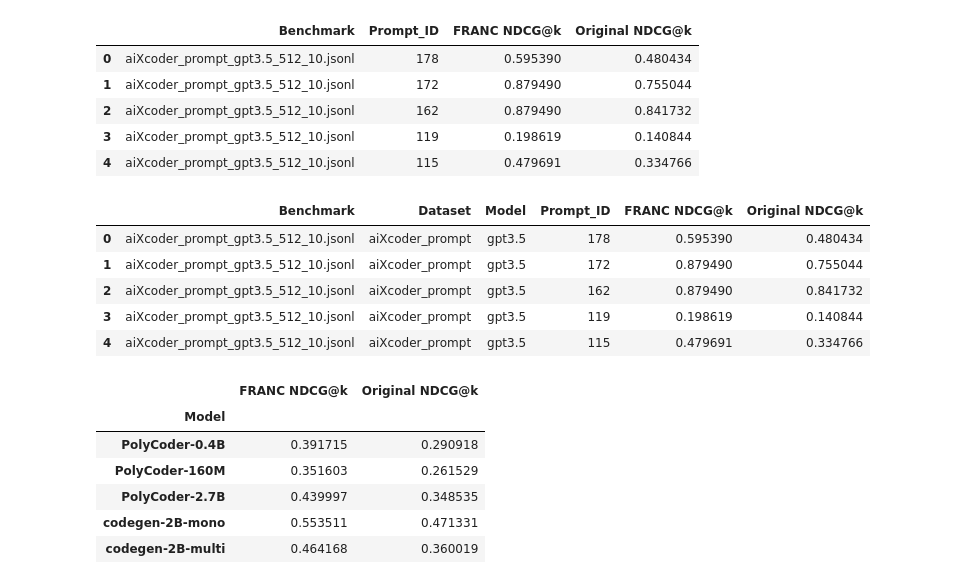
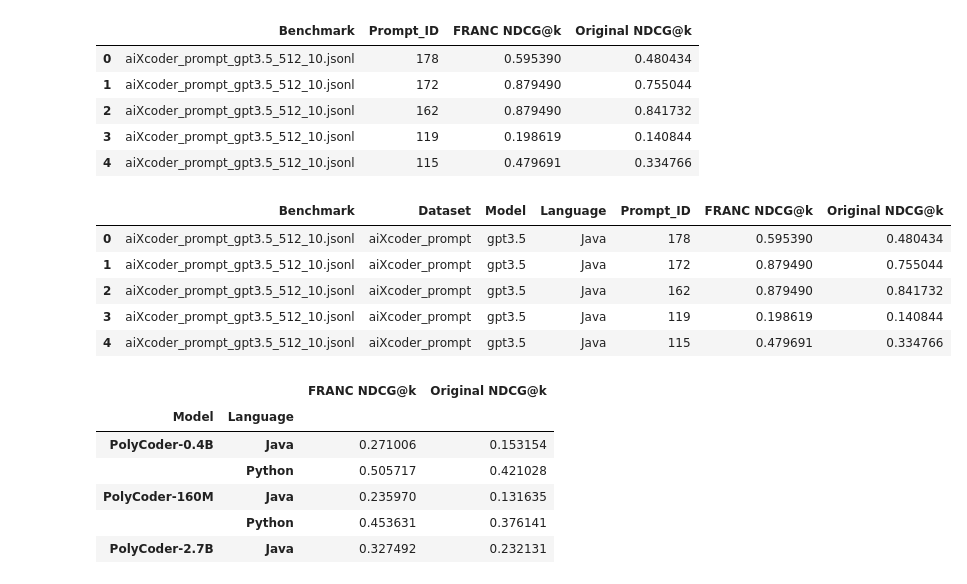
Before and after one commit to s2e-lab/FRANC, a Jupyter notebook: Utils/Result_Analysis.ipynb, the cells around one changed output. Cells and saved outputs as stored; diff of their text form; code cells hidden in the pictures.

```diff
--- a/Utils/Result_Analysis.ipynb
+++ b/Utils/Result_Analysis.ipynb
@@ -177,6 +177,12 @@ def get_model(x):
         return x.split('_')[1]
     else:
         return x.split('_')[2]
+# %%
+def get_language(x):
+    dataset_type = "Java"
+    if "python" in x.lower():
+        dataset_type = "Python"
+    return dataset_type
 # %%
 df.insert(1, "Dataset", df["Unnamed: 0"].apply(get_dataset))
 df.insert(2, "Model", df["Unnamed: 0"].apply(get_model))
@@ -222,24 +229,25 @@ df.head()
 # %%
 df.insert(1, "Dataset", df["Benchmark"].apply(get_dataset))
 df.insert(2, "Model", df["Benchmark"].apply(get_model))
+df.insert(3, "Language", df["Benchmark"].apply(get_language))
 df.head()
 # %% [output]
-|  | Benchmark | Dataset | Model | Prompt_ID | FRANC NDCG@k | Original NDCG@k |
-| 0 | aiXcoder_prompt_gpt3.5_512_10.jsonl | aiXcoder_prompt | gpt3.5 | 178 | 0.595390 | 0.480434 |
-| 1 | aiXcoder_prompt_gpt3.5_512_10.jsonl | aiXcoder_prompt | gpt3.5 | 172 | 0.879490 | 0.755044 |
-| 2 | aiXcoder_prompt_gpt3.5_512_10.jsonl | aiXcoder_prompt | gpt3.5 | 162 | 0.879490 | 0.841732 |
-| 3 | aiXcoder_prompt_gpt3.5_512_10.jsonl | aiXcoder_prompt | gpt3.5 | 119 | 0.198619 | 0.140844 |
-| 4 | aiXcoder_prompt_gpt3.5_512_10.jsonl | aiXcoder_prompt | gpt3.5 | 115 | 0.479691 | 0.334766 |
+|  | Benchmark | Dataset | Model | Language | Prompt_ID | FRANC NDCG@k | Original NDCG@k |
+| 0 | aiXcoder_prompt_gpt3.5_512_10.jsonl | aiXcoder_prompt | gpt3.5 | Java | 178 | 0.595390 | 0.480434 |
+| 1 | aiXcoder_prompt_gpt3.5_512_10.jsonl | aiXcoder_prompt | gpt3.5 | Java | 172 | 0.879490 | 0.755044 |
+| 2 | aiXcoder_prompt_gpt3.5_512_10.jsonl | aiXcoder_prompt | gpt3.5 | Java | 162 | 0.879490 | 0.841732 |
+| 3 | aiXcoder_prompt_gpt3.5_512_10.jsonl | aiXcoder_prompt | gpt3.5 | Java | 119 | 0.198619 | 0.140844 |
+| 4 | aiXcoder_prompt_gpt3.5_512_10.jsonl | aiXcoder_prompt | gpt3.5 | Java | 115 | 0.479691 | 0.334766 |
 # %%
-grouped_df = df.groupby(["Model"]).mean()
+grouped_df = df.groupby(["Model","Language"]).mean()
 grouped_df.head()
 # %% [output]
-|  | FRANC NDCG@k | Original NDCG@k |
-| Model |  |  |
-| PolyCoder-0.4B | 0.391715 | 0.290918 |
-| PolyCoder-160M | 0.351603 | 0.261529 |
-| PolyCoder-2.7B | 0.439997 | 0.348535 |
-| codegen-2B-mono | 0.553511 | 0.471331 |
-| codegen-2B-multi | 0.464168 | 0.360019 |
+|  |  | FRANC NDCG@k | Original NDCG@k |
+| Model | Language |  |  |
+| PolyCoder-0.4B | Java | 0.271006 | 0.153154 |
+|  | Python | 0.505717 | 0.421028 |
+| PolyCoder-160M | Java | 0.235970 | 0.131635 |
+|  | Python | 0.453631 | 0.376141 |
+| PolyCoder-2.7B | Java | 0.327492 | 0.232131 |
 # %%
 grouped_df.to_csv("grouped_NDCG_Result.csv")
```
Also changed, not shown: parts of 4 cells of this notebook, 15 other files.
